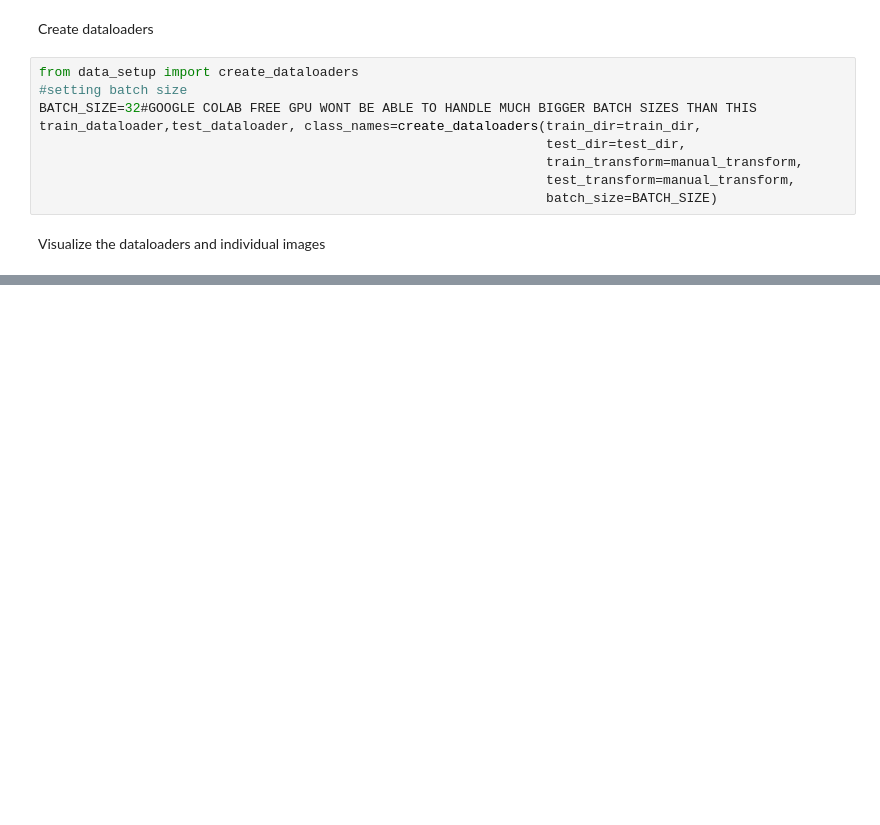
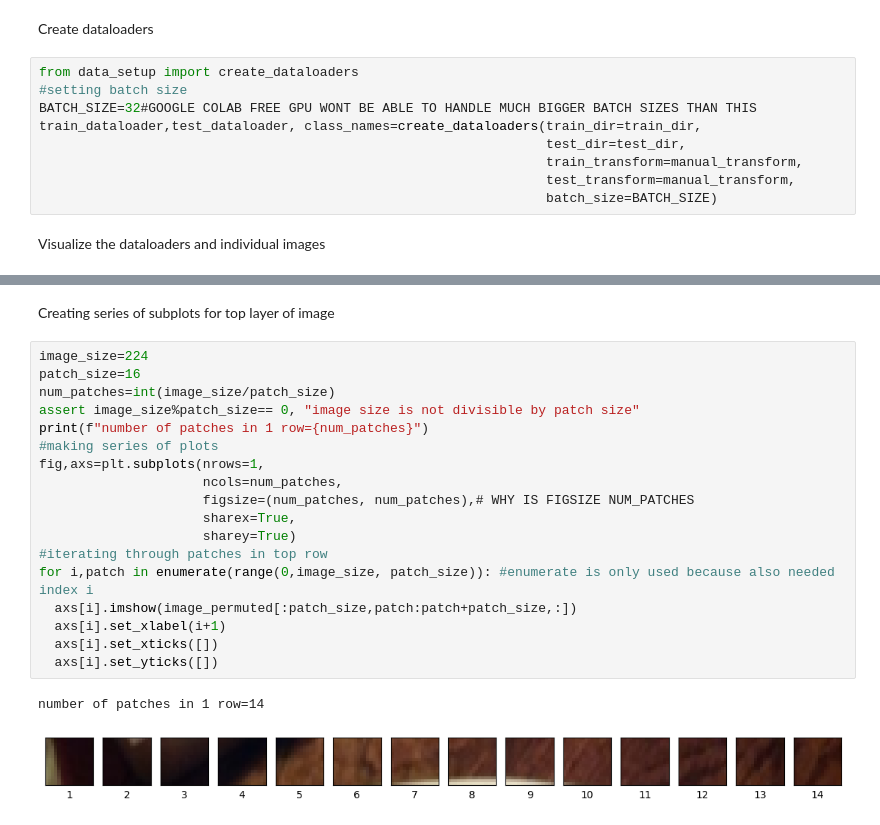
Before and after one commit to FrodoBaggins87/Neural_Networks, a Jupyter notebook: Vision_Transformer.ipynb, the cells around one changed output, grey strips where cells are left out. Cells and saved outputs as stored; diff of their text form; blank space fills up the shorter version.

```diff
--- a/Vision_Transformer.ipynb
+++ b/Vision_Transformer.ipynb
@@ -333,0 +372,23 @@ plt.axis(False)
+# %% [markdown]
+Creating series of subplots for top layer of image
+# %%
+image_size=224
+patch_size=16
+num_patches=int(image_size/patch_size)
+assert image_size%patch_size== 0, "image size is not divisible by patch size"
+print(f"number of patches in 1 row={num_patches}")
+#making series of plots
+fig,axs=plt.subplots(nrows=1,
+                     ncols=num_patches,
+                     figsize=(num_patches, num_patches),# WHY IS FIGSIZE NUM_PATCHES
+                     sharex=True,
+                     sharey=True)
+#iterating through patches in top row
+for i,patch in enumerate(range(0,image_size, patch_size)): #enumerate is only used because also needed index i
+  axs[i].imshow(image_permuted[:patch_size,patch:patch+patch_size,:])
+  axs[i].set_xlabel(i+1)
+  axs[i].set_xticks([])
+  axs[i].set_yticks([])
+# %% [output]
+number of patches in 1 row=14
+[figure, added]
```
Also changed, not shown: parts of 20 cells of this notebook.
